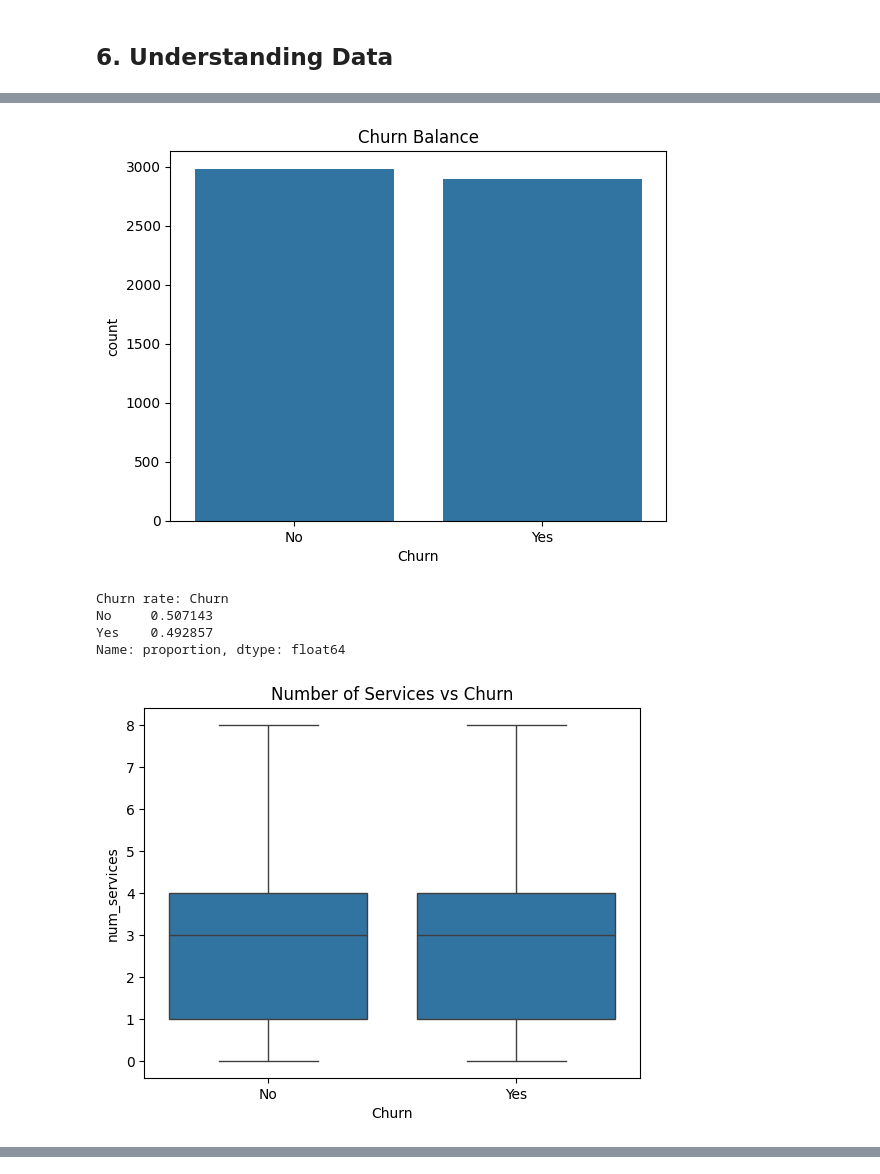
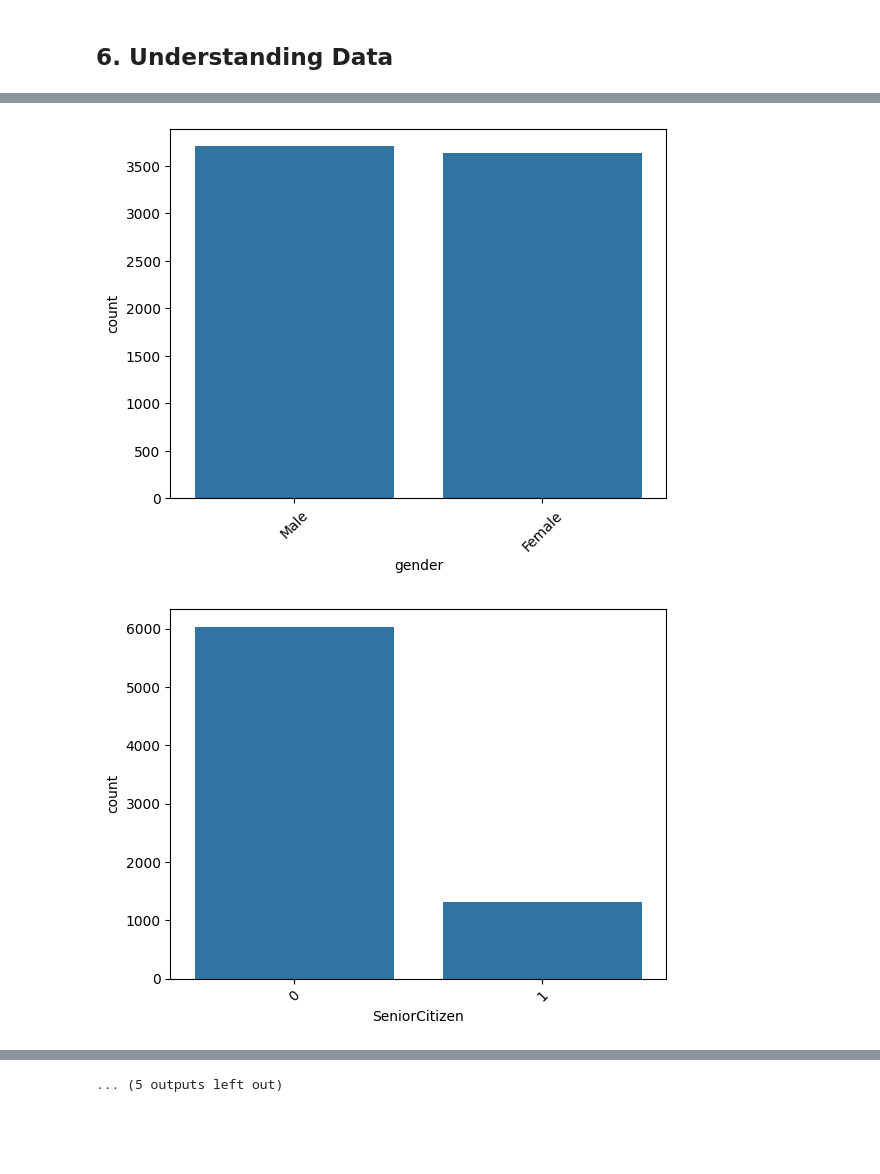
Before and after one commit to JaiswarYash/Customer-Churn-Prediction, a Jupyter notebook: notebook/EDA.ipynb, the cells around one changed output, grey strips where cells are left out. Drawn from its saved outputs; the diff is of its cells as text; code cells hidden in the pictures; blank space fills up the shorter version.

```diff
--- a/notebook/EDA.ipynb
+++ b/notebook/EDA.ipynb
@@ -243,11 +191,0 @@ plt.show()
-# %%
-# categorical vs churn
-
-for col in cat_cols:
-    plt.Figure(figsize= (6,4))
-    sns.countplot(x=col, data=df, hue='Churn')
-    plt.title(f"{col} vs Churn")
-    plt.xticks(rotation=45)
-    plt.show()
-
-    print(pd.crosstab(df[col], df['Churn'], normalize='index'))
@@ -288,10 +191,0 @@ No               0.503204  0.496796
-# %%
-# Numerical vs churn
-
-for col in nums_cols:
-    plt.figure(figsize=(6,4))
-    sns.boxplot(x='Churn', y=col, data=df, palette="Set2")
-    plt.title(f"{col} vs Churn")
-    plt.show()
-
-    #print(pd.crosstab(df[col], df['Churn'], normalize='index'))
@@ -324,26 +192,15 @@ Name: proportion, dtype: float64
-# %%
-sns.countplot(x="Churn", data=df)
-plt.title("Churn Balance")
-plt.show()
-
-churn_rate = df["Churn"].value_counts(normalize=True)
-print("Churn rate:", churn_rate)
-# %% [output]
-[figure, removed]
-Churn rate: Churn
-No     0.507143
-Yes    0.492857
-Name: proportion, dtype: float64
-# %%
-# Service count: how many "Yes" services a customer has
-service_cols = ["PhoneService", "MultipleLines", "InternetService",
-                "OnlineSecurity", "OnlineBackup", "DeviceProtection",
-                "TechSupport", "StreamingTV", "StreamingMovies"]
-
-df["num_services"] = df[service_cols].apply(lambda row: sum(row == "Yes"), axis=1)
-
-sns.boxplot(x="Churn", y="num_services", data=df)
-plt.title("Number of Services vs Churn")
-plt.show()
-# %% [output]
-[figure, removed]
+# %%
+# Checking the distribution of the target variable "Churn" on categorical features
+
+cat_cols = ['gender', 'SeniorCitizen', 'Partner', 'Dependents',
+            'PhoneService', 'MultipleLines', 'InternetService',
+            'OnlineSecurity', 'OnlineBackup', 'DeviceProtection',
+            'TechSupport', 'StreamingTV', 'StreamingMovies',
+            'Contract', 'PaperlessBilling', 'PaymentMethod', 'Churn']
+for col in cat_cols:
+    sns.countplot(x=col, data=df)
+    plt.xticks(rotation=45)
+    plt.show()
+# %% [output]
+[figure, added]
+[figure, added]
@@ -349,0 +217 @@ plt.show()
+... (5 outputs left out)
```
Also changed, not shown: parts of 32 cells of this notebook, 18 other files.
